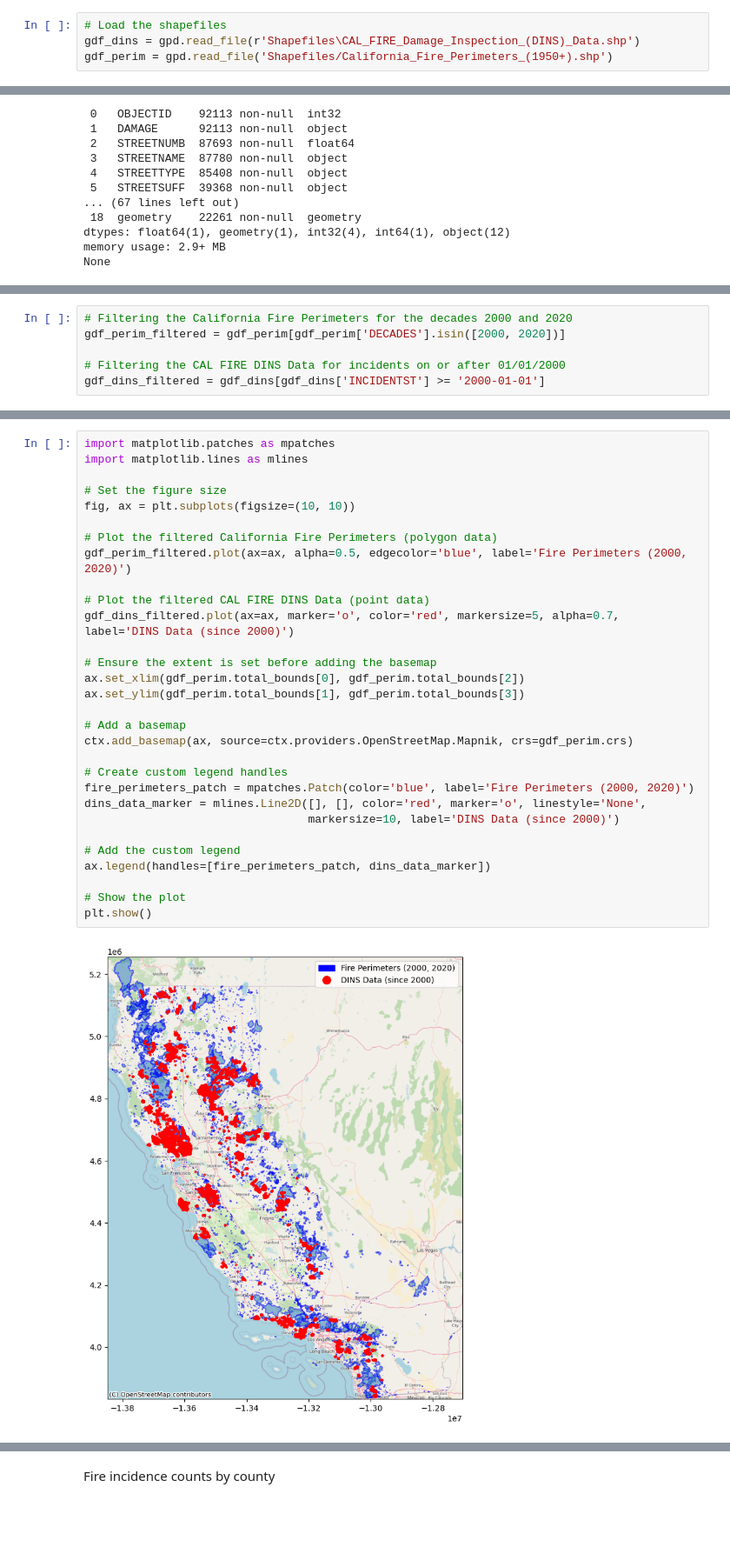
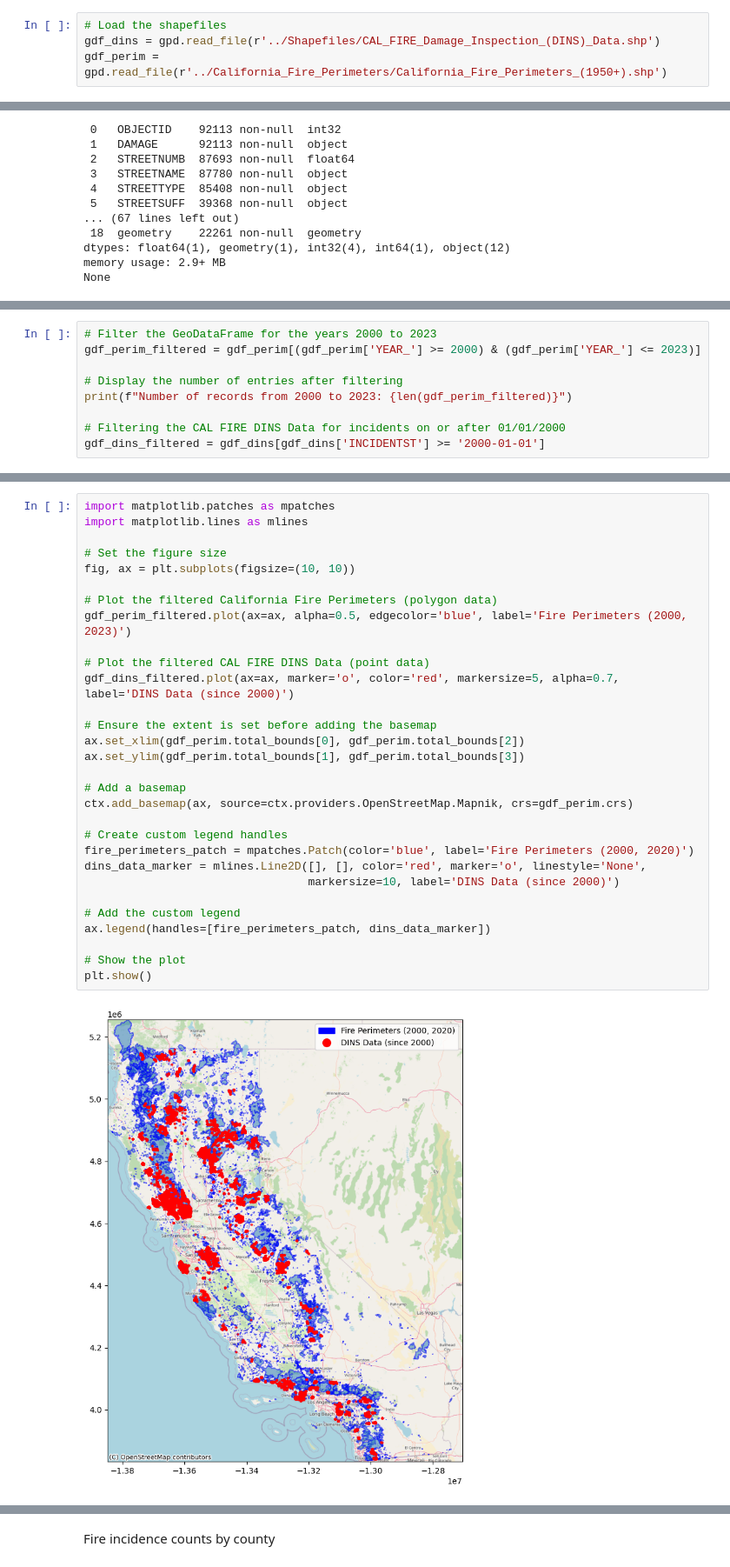
Before and after one commit to LegallyNotBlonde/Fire-Analysis, a Jupyter notebook: CleanFire.ipynb, the cells around one changed output, grey strips where cells are left out. Shown at 87% size. Drawn from its saved outputs; the diff is of its cells as text; blank space fills up the shorter version.

Commit message:
changed to include all years

```diff
--- a/CleanFire.ipynb
+++ b/CleanFire.ipynb
@@ -6,7 +13,7 @@ import matplotlib.pyplot as plt
 # %%
 # Load the shapefiles
-gdf_dins = gpd.read_file(r'Shapefiles\CAL_FIRE_Damage_Inspection_(DINS)_Data.shp')
-gdf_perim = gpd.read_file('Shapefiles/California_Fire_Perimeters_(1950+).shp')
+gdf_dins = gpd.read_file(r'../Shapefiles/CAL_FIRE_Damage_Inspection_(DINS)_Data.shp')
+gdf_perim = gpd.read_file(r'../California_Fire_Perimeters/California_Fire_Perimeters_(1950+).shp')
 # %%
 print("\nCAL FIRE Damage Inspection (DINS) Data:")
 print(gdf_dins.info())
@@ -55,8 +62,11 @@ plt.show()
 # %% [output]
 [figure]
 # %%
-# Filtering the California Fire Perimeters for the decades 2000 and 2020
-gdf_perim_filtered = gdf_perim[gdf_perim['DECADES'].isin([2000, 2020])]
+# Filter the GeoDataFrame for the years 2000 to 2023
+gdf_perim_filtered = gdf_perim[(gdf_perim['YEAR_'] >= 2000) & (gdf_perim['YEAR_'] <= 2023)]
+
+# Display the number of entries after filtering
+print(f"Number of records from 2000 to 2023: {len(gdf_perim_filtered)}")
 
 # Filtering the CAL FIRE DINS Data for incidents on or after 01/01/2000
 gdf_dins_filtered = gdf_dins[gdf_dins['INCIDENTST'] >= '2000-01-01']
@@ -63,32 +75,32 @@ gdf_dins_filtered = gdf_dins[gdf_dins['INCIDENTST'] >= '2000-01-01']
 # %%
 import matplotlib.patches as mpatches
 import matplotlib.lines as mlines
 
 # Set the figure size
 fig, ax = plt.subplots(figsize=(10, 10))
 
 # Plot the filtered California Fire Perimeters (polygon data)
-gdf_perim_filtered.plot(ax=ax, alpha=0.5, edgecolor='blue', label='Fire Perimeters (2000, 2020)')
+gdf_perim_filtered.plot(ax=ax, alpha=0.5, edgecolor='blue', label='Fire Perimeters (2000, 2023)')
 
 # Plot the filtered CAL FIRE DINS Data (point data)
 gdf_dins_filtered.plot(ax=ax, marker='o', color='red', markersize=5, alpha=0.7, label='DINS Data (since 2000)')
 
 # Ensure the extent is set before adding the basemap
 ax.set_xlim(gdf_perim.total_bounds[0], gdf_perim.total_bounds[2])
 ax.set_ylim(gdf_perim.total_bounds[1], gdf_perim.total_bounds[3])
 
 # Add a basemap
 ctx.add_basemap(ax, source=ctx.providers.OpenStreetMap.Mapnik, crs=gdf_perim.crs)
 
 # Create custom legend handles
 fire_perimeters_patch = mpatches.Patch(color='blue', label='Fire Perimeters (2000, 2020)')
 dins_data_marker = mlines.Line2D([], [], color='red', marker='o', linestyle='None',
                                  markersize=10, label='DINS Data (since 2000)')
 
 # Add the custom legend
 ax.legend(handles=[fire_perimeters_patch, dins_data_marker])
 
 # Show the plot
 plt.show()
 # %% [output]
-[figure, old version]
+[figure, new version]
```
Also changed, not shown: parts of 18 cells of this notebook, 5 other files.
